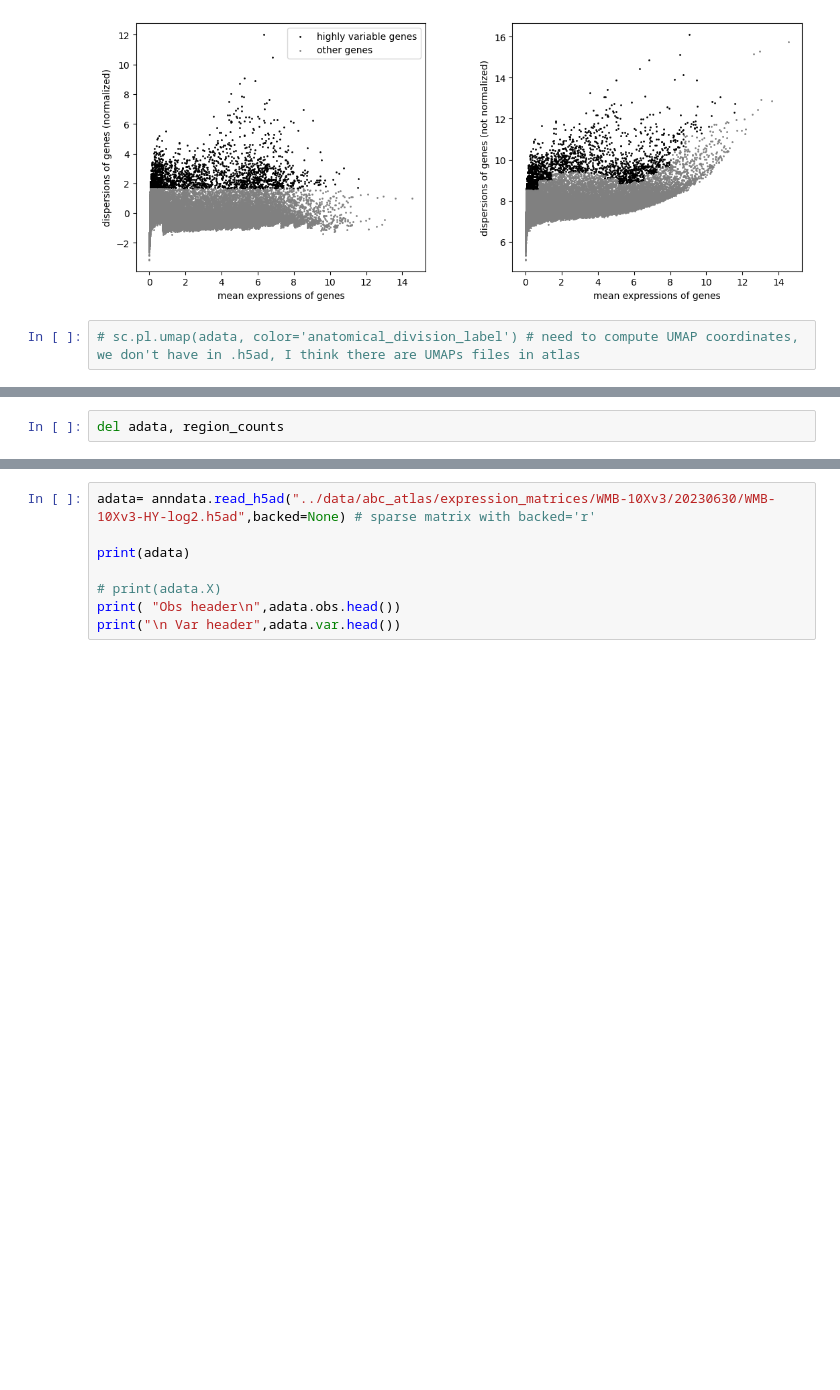
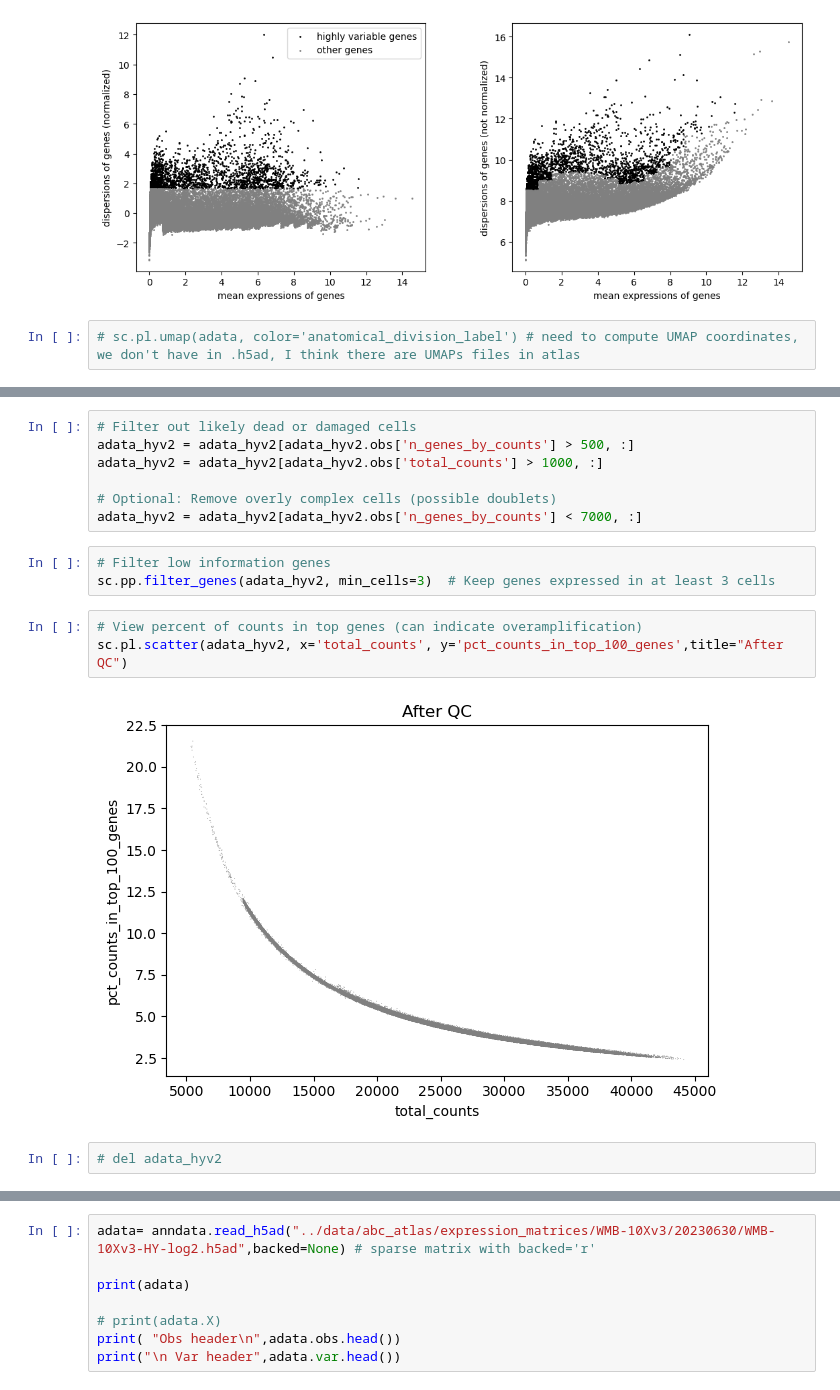
Before and after one commit to vex-me-not/MLKinCompBioFinalProject, a Jupyter notebook: notebooks/datapre.ipynb, the cells around one changed output, grey strips where cells are left out. Cells and saved outputs as stored; diff of their text form; blank space fills up the shorter version.

```diff
--- a/notebooks/datapre.ipynb
+++ b/notebooks/datapre.ipynb
@@ -85,3 +83,18 @@ sc.pl.highly_variable_genes(adata)
+# %%
+# Filter out likely dead or damaged cells
+adata_hyv2 = adata_hyv2[adata_hyv2.obs['n_genes_by_counts'] > 500, :]
+adata_hyv2 = adata_hyv2[adata_hyv2.obs['total_counts'] > 1000, :]
+
+# Optional: Remove overly complex cells (possible doublets)
+adata_hyv2 = adata_hyv2[adata_hyv2.obs['n_genes_by_counts'] < 7000, :]
+# %%
+# Filter low information genes
+sc.pp.filter_genes(adata_hyv2, min_cells=3)  # Keep genes expressed in at least 3 cells
+# %%
+# View percent of counts in top genes (can indicate overamplification)
+sc.pl.scatter(adata_hyv2, x='total_counts', y='pct_counts_in_top_100_genes',title="After QC")
+# %% [output]
+[figure, added]
 # %%
-del adata, region_counts
+# del adata_hyv2
 # %%
```
Also changed, not shown: parts of 27 cells of this notebook, 2 other files.
